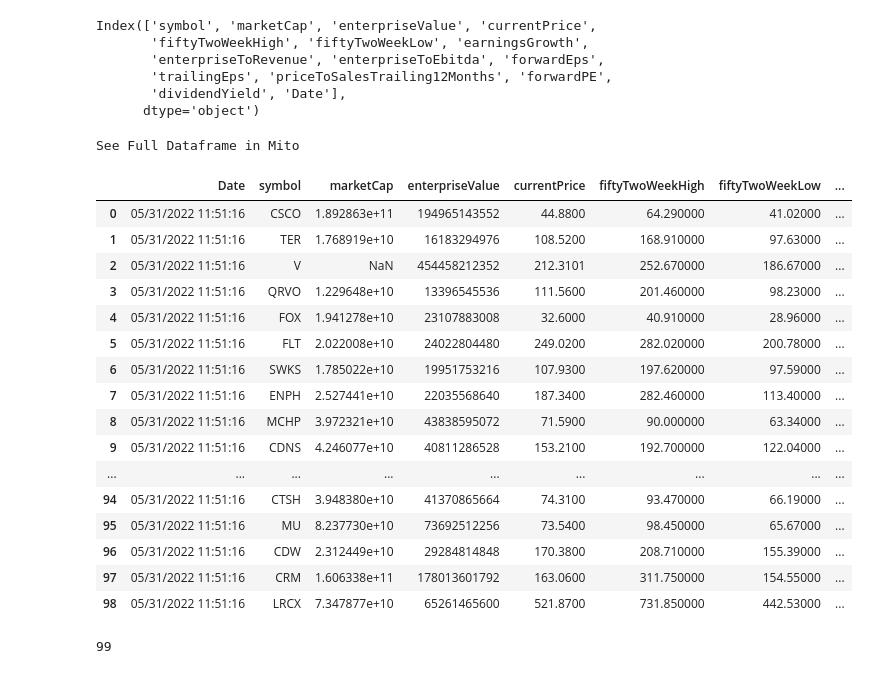
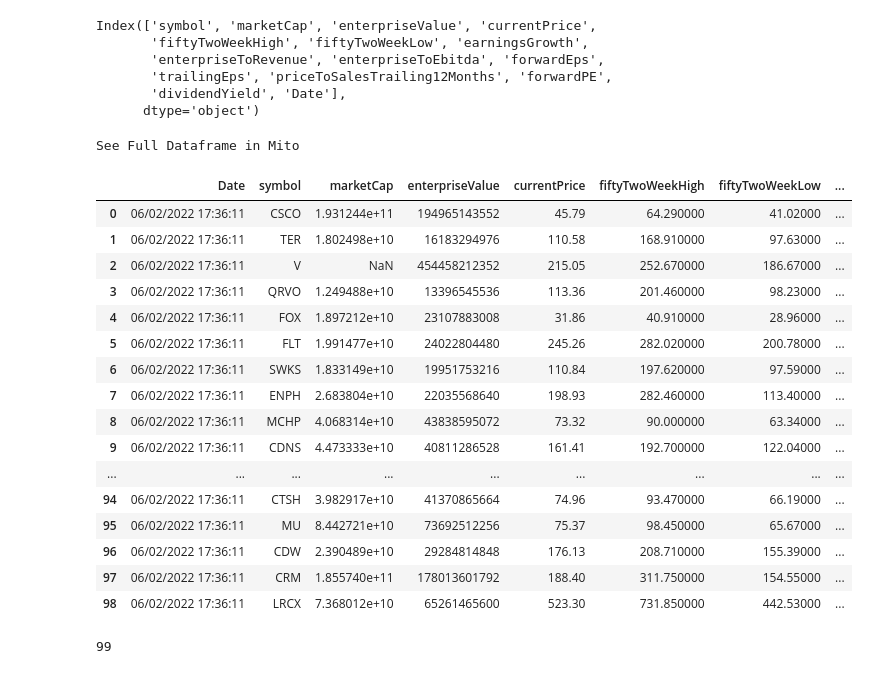
Before and after one commit to bme3412/Python, a Jupyter notebook: Projects/yahoofinance/sp500_map.ipynb, the cells around one changed output. Saved outputs shown, nothing was run; the diff lists cells and outputs as text; code cells hidden in the pictures.

```diff
--- a/Projects/yahoofinance/sp500_map.ipynb
+++ b/Projects/yahoofinance/sp500_map.ipynb
@@ -53,33 +53,33 @@ Index(['symbol', 'marketCap', 'enterpriseValue', 'currentPrice',
        'dividendYield', 'Date'],
       dtype='object')
 # %%
-raw_df = pd.read_csv('SP500_master_df.csv')
+raw_df = pd.read_csv('output/SP500_master_df.csv')
 raw_df.columns
 raw_df = raw_df.drop('Unnamed: 0', 1)
 raw_df = raw_df[['Date','symbol', 'marketCap', 'enterpriseValue', 'currentPrice',
        'fiftyTwoWeekHigh', 'fiftyTwoWeekLow', 'earningsGrowth',
        'enterpriseToRevenue', 'enterpriseToEbitda', 'forwardEps',
        'trailingEps', 'priceToSalesTrailing12Months', 'forwardPE',
        'dividendYield']]
 raw_df
 # %% [output]
 See Full Dataframe in Mito
 |  | Date | symbol | marketCap | enterpriseValue | currentPrice | fiftyTwoWeekHigh | fiftyTwoWeekLow | ... |
-| 0 | 05/31/2022 11:51:16 | CSCO | 1.892863e+11 | 194965143552 | 44.8800 | 64.290000 | 41.02000 | ... |
-| 1 | 05/31/2022 11:51:16 | TER | 1.768919e+10 | 16183294976 | 108.5200 | 168.910000 | 97.63000 | ... |
-| 2 | 05/31/2022 11:51:16 | V | NaN | 454458212352 | 212.3101 | 252.670000 | 186.67000 | ... |
-| 3 | 05/31/2022 11:51:16 | QRVO | 1.229648e+10 | 13396545536 | 111.5600 | 201.460000 | 98.23000 | ... |
-| 4 | 05/31/2022 11:51:16 | FOX | 1.941278e+10 | 23107883008 | 32.6000 | 40.910000 | 28.96000 | ... |
-| 5 | 05/31/2022 11:51:16 | FLT | 2.022008e+10 | 24022804480 | 249.0200 | 282.020000 | 200.78000 | ... |
-| 6 | 05/31/2022 11:51:16 | SWKS | 1.785022e+10 | 19951753216 | 107.9300 | 197.620000 | 97.59000 | ... |
-| 7 | 05/31/2022 11:51:16 | ENPH | 2.527441e+10 | 22035568640 | 187.3400 | 282.460000 | 113.40000 | ... |
-| 8 | 05/31/2022 11:51:16 | MCHP | 3.972321e+10 | 43838595072 | 71.5900 | 90.000000 | 63.34000 | ... |
-| 9 | 05/31/2022 11:51:16 | CDNS | 4.246077e+10 | 40811286528 | 153.2100 | 192.700000 | 122.04000 | ... |
+| 0 | 06/02/2022 17:36:11 | CSCO | 1.931244e+11 | 194965143552 | 45.79 | 64.290000 | 41.02000 | ... |
+| 1 | 06/02/2022 17:36:11 | TER | 1.802498e+10 | 16183294976 | 110.58 | 168.910000 | 97.63000 | ... |
+| 2 | 06/02/2022 17:36:11 | V | NaN | 454458212352 | 215.05 | 252.670000 | 186.67000 | ... |
+| 3 | 06/02/2022 17:36:11 | QRVO | 1.249488e+10 | 13396545536 | 113.36 | 201.460000 | 98.23000 | ... |
+| 4 | 06/02/2022 17:36:11 | FOX | 1.897212e+10 | 23107883008 | 31.86 | 40.910000 | 28.96000 | ... |
+| 5 | 06/02/2022 17:36:11 | FLT | 1.991477e+10 | 24022804480 | 245.26 | 282.020000 | 200.78000 | ... |
+| 6 | 06/02/2022 17:36:11 | SWKS | 1.833149e+10 | 19951753216 | 110.84 | 197.620000 | 97.59000 | ... |
+| 7 | 06/02/2022 17:36:11 | ENPH | 2.683804e+10 | 22035568640 | 198.93 | 282.460000 | 113.40000 | ... |
+| 8 | 06/02/2022 17:36:11 | MCHP | 4.068314e+10 | 43838595072 | 73.32 | 90.000000 | 63.34000 | ... |
+| 9 | 06/02/2022 17:36:11 | CDNS | 4.473333e+10 | 40811286528 | 161.41 | 192.700000 | 122.04000 | ... |
 | ... | ... | ... | ... | ... | ... | ... | ... | ... |
-| 94 | 05/31/2022 11:51:16 | CTSH | 3.948380e+10 | 41370865664 | 74.3100 | 93.470000 | 66.19000 | ... |
-| 95 | 05/31/2022 11:51:16 | MU | 8.237730e+10 | 73692512256 | 73.5400 | 98.450000 | 65.67000 | ... |
-| 96 | 05/31/2022 11:51:16 | CDW | 2.312449e+10 | 29284814848 | 170.3800 | 208.710000 | 155.39000 | ... |
-| 97 | 05/31/2022 11:51:16 | CRM | 1.606338e+11 | 178013601792 | 163.0600 | 311.750000 | 154.55000 | ... |
-| 98 | 05/31/2022 11:51:16 | LRCX | 7.347877e+10 | 65261465600 | 521.8700 | 731.850000 | 442.53000 | ... |
+| 94 | 06/02/2022 17:36:11 | CTSH | 3.982917e+10 | 41370865664 | 74.96 | 93.470000 | 66.19000 | ... |
+| 95 | 06/02/2022 17:36:11 | MU | 8.442721e+10 | 73692512256 | 75.37 | 98.450000 | 65.67000 | ... |
+| 96 | 06/02/2022 17:36:11 | CDW | 2.390489e+10 | 29284814848 | 176.13 | 208.710000 | 155.39000 | ... |
+| 97 | 06/02/2022 17:36:11 | CRM | 1.855740e+11 | 178013601792 | 188.40 | 311.750000 | 154.55000 | ... |
+| 98 | 06/02/2022 17:36:11 | LRCX | 7.368012e+10 | 65261465600 | 523.30 | 731.850000 | 442.53000 | ... |
 # %%
 date_file =today_date.strftime('%m_%d_%Y')
```
Also changed, not shown: parts of 3 cells of this notebook.
